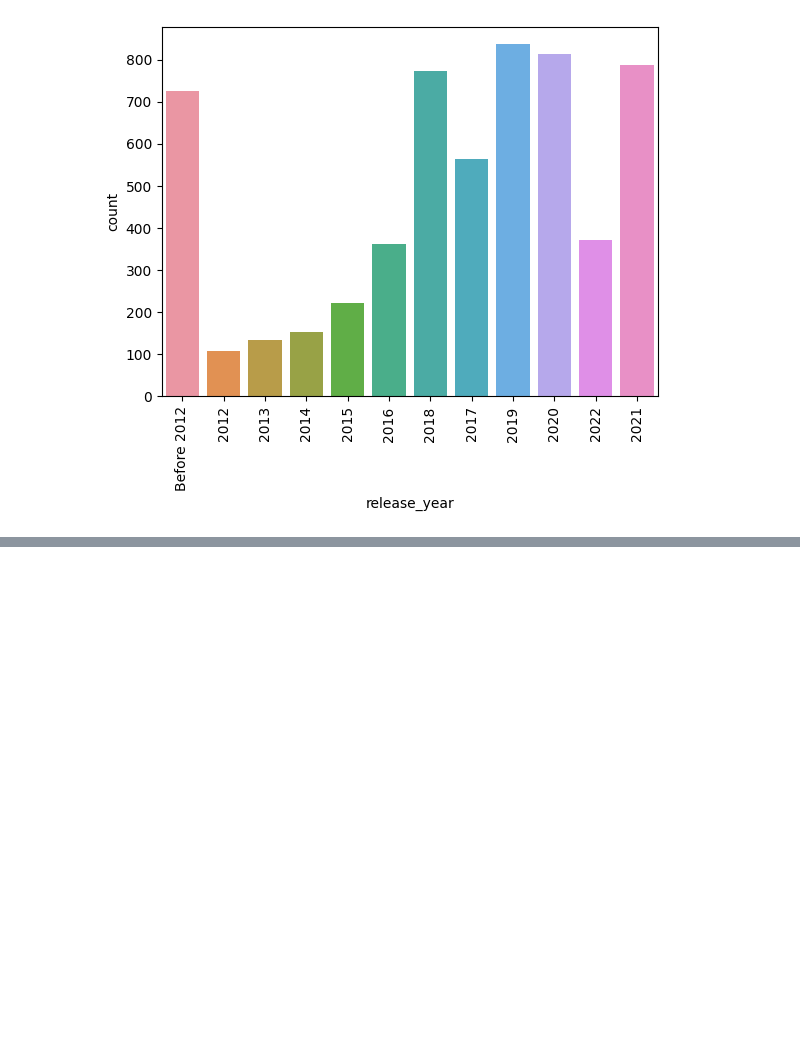
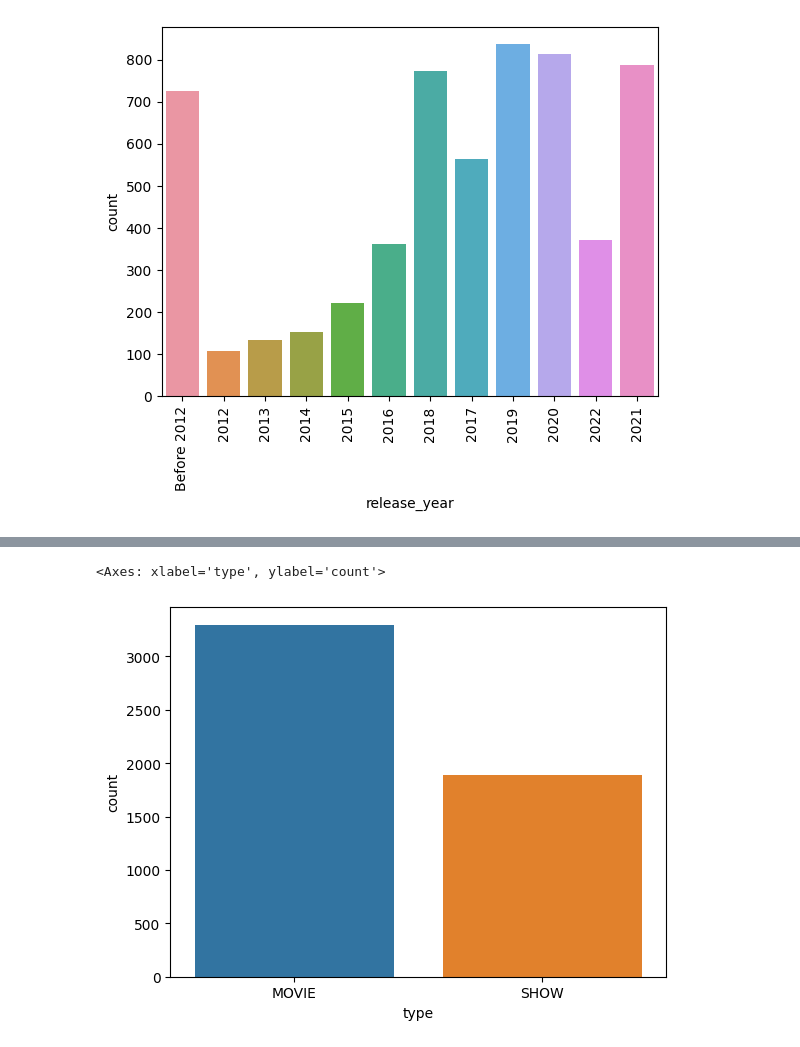
Before and after one commit to zenUnicorn/EDA-with-a-Feature-Store, a Jupyter notebook: IMDB-EDA.ipynb, the cells around one changed output, grey strips where cells are left out. Cells and saved outputs as stored; diff of their text form; code cells hidden in the pictures; blank space fills up the shorter version.

Commit message:
new filtered viz

```diff
--- a/IMDB-EDA.ipynb
+++ b/IMDB-EDA.ipynb
@@ -400,3 +400,9 @@ plt.xticks(rotation=90)
 plt.show()
 # %% [output]
 [figure]
+# %%
+# Let's filter the feature group and then use filtered data to build plots.
+# For example you can filter your FG to have only movies and shows with release_year >= 2015 and then use this retrieved data to build plots
+
+
+df_filtered_year = fg.filter(fg.release_year >= 2016).read()
@@ -402,0 +414,5 @@ plt.show()
+# %%
+sns.countplot(x='type',data=df_filtered_year)
+# %% [output]
+<Axes: xlabel='type', ylabel='count'>
+[figure, added]
```
Also changed, not shown: parts of 3 cells of this notebook.
